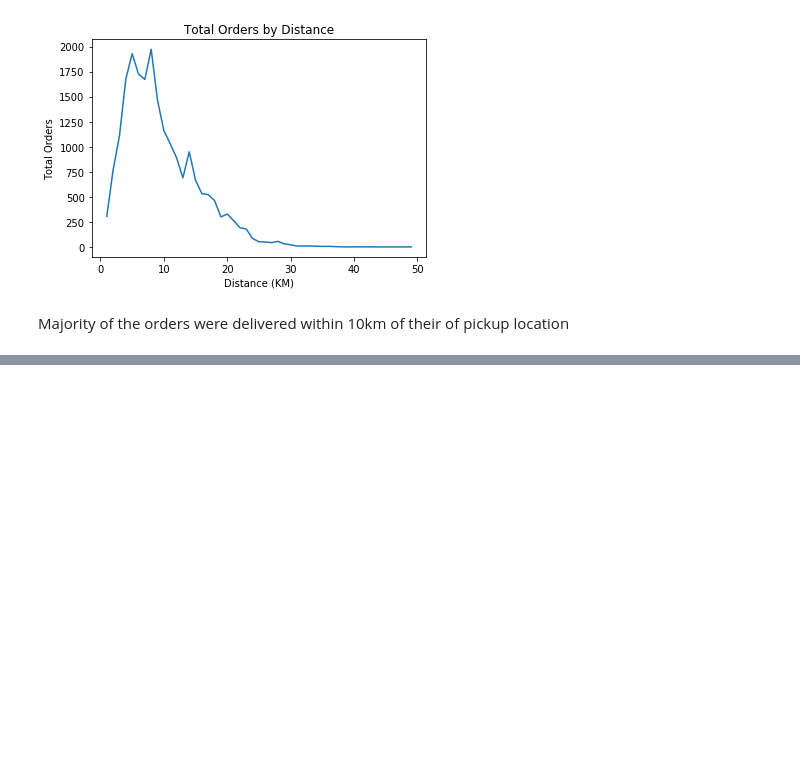
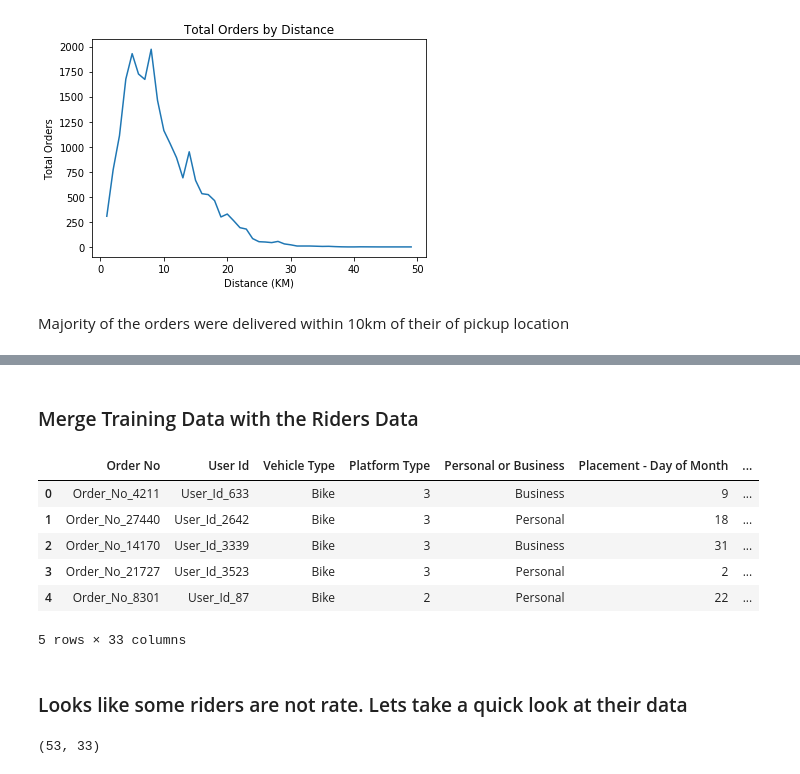
Before and after one commit to wkirui/SendyModel, a Jupyter notebook: Sendy Logistics Model.ipynb, the cells around one changed output, grey strips where cells are left out. Cells and saved outputs as stored; diff of their text form; code cells hidden in the pictures; blank space fills up the shorter version.

Commit message:
Merged Training Data with Riders Data

```diff
--- a/Sendy Logistics Model.ipynb
+++ b/Sendy Logistics Model.ipynb
@@ -154,0 +143,24 @@ plt?
+# %% [markdown]
+### Merge Training Data with the Riders Data
+# %%
+def mergeData_with_RidersId(data,riders):
+    merged_data = pd.merge(data,riders,on='Rider Id')
+    return merged_data
+# %%
+trainData_Merged_with_Riders = mergeData_with_RidersId(trainData,ridersData)
+trainData_Merged_with_Riders.head()
+# %% [output]
+|  | Order No | User Id | Vehicle Type | Platform Type | Personal or Business | Placement - Day of Month | ... |
+| 0 | Order_No_4211 | User_Id_633 | Bike | 3 | Business | 9 | ... |
+| 1 | Order_No_27440 | User_Id_2642 | Bike | 3 | Personal | 18 | ... |
+| 2 | Order_No_14170 | User_Id_3339 | Bike | 3 | Business | 31 | ... |
+| 3 | Order_No_21727 | User_Id_3523 | Bike | 3 | Personal | 2 | ... |
+| 4 | Order_No_8301 | User_Id_87 | Bike | 2 | Personal | 22 | ... |
+5 rows × 33 columns
+# %% [markdown]
+### Looks like some riders are not rate. Lets take a quick look at their data
+# %%
+riders_with_zero_Rating = trainData_Merged_with_Riders[trainData_Merged_with_Riders['Average_Rating']==0]
+riders_with_zero_Rating.shape
+# %% [output]
+(53, 33)
```
Also changed, not shown: parts of 6 cells of this notebook.
